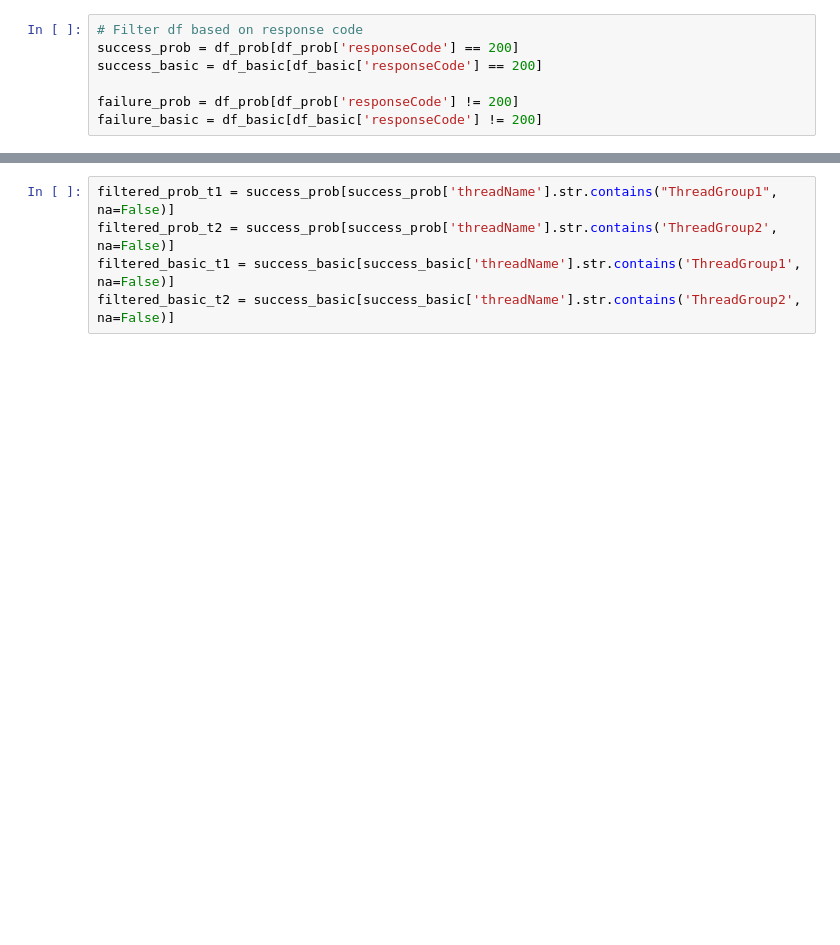
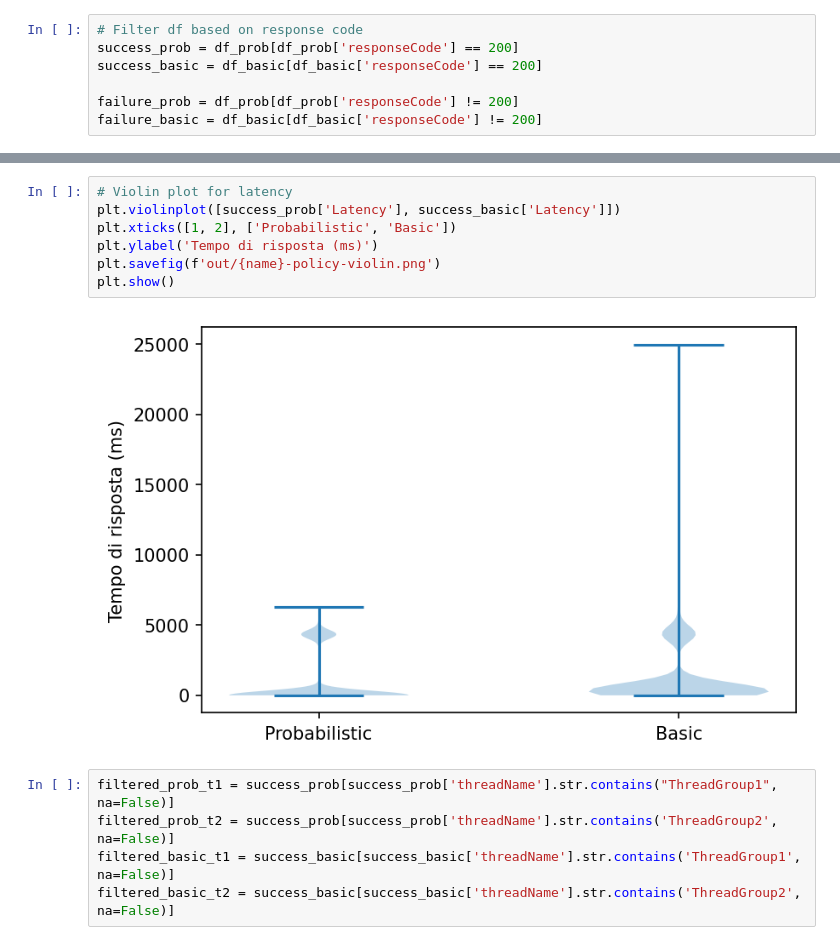
Before and after one commit to ferra-rally/serverledge-analysis, a Jupyter notebook: analysis_policies.ipynb, the cells around one changed output, grey strips where cells are left out. Drawn from its saved outputs; the diff is of its cells as text; blank space fills up the shorter version.

```diff
--- a/analysis_policies.ipynb
+++ b/analysis_policies.ipynb
@@ -48,3 +51,12 @@ plt.show()
+# %%
+# Violin plot for latency
+plt.violinplot([success_prob['Latency'], success_basic['Latency']])
+plt.xticks([1, 2], ['Probabilistic', 'Basic'])
+plt.ylabel('Tempo di risposta (ms)')
+plt.savefig(f'out/{name}-policy-violin.png')
+plt.show()
+# %% [output]
+[figure, added]
 # %%
 filtered_prob_t1 = success_prob[success_prob['threadName'].str.contains("ThreadGroup1", na=False)]
 filtered_prob_t2 = success_prob[success_prob['threadName'].str.contains('ThreadGroup2', na=False)]
```
Also changed, not shown: parts of 15 cells of this notebook, 30 other files.
